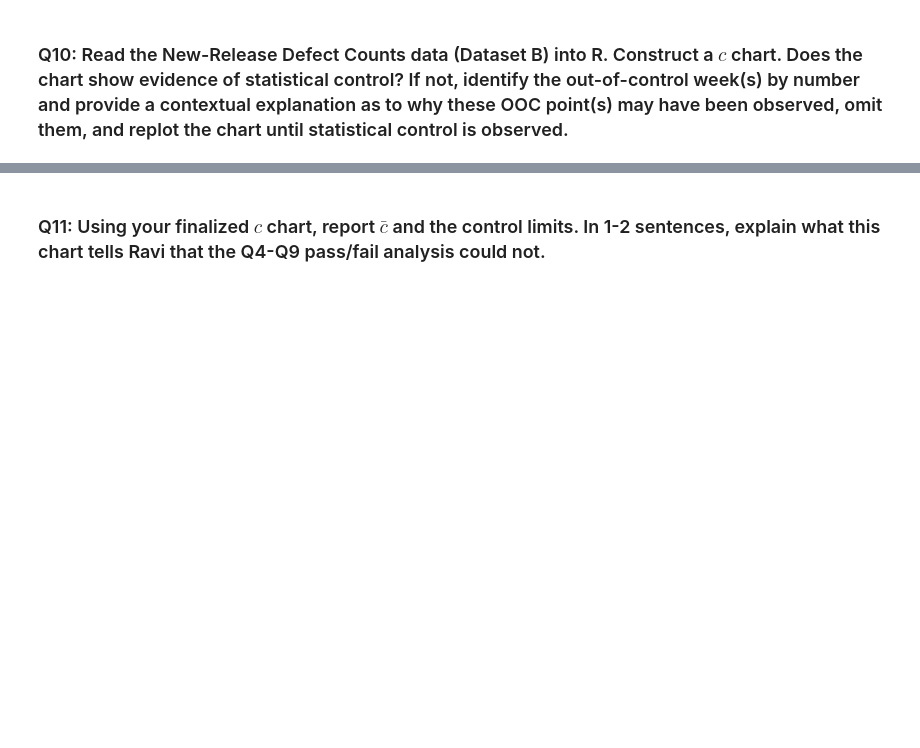
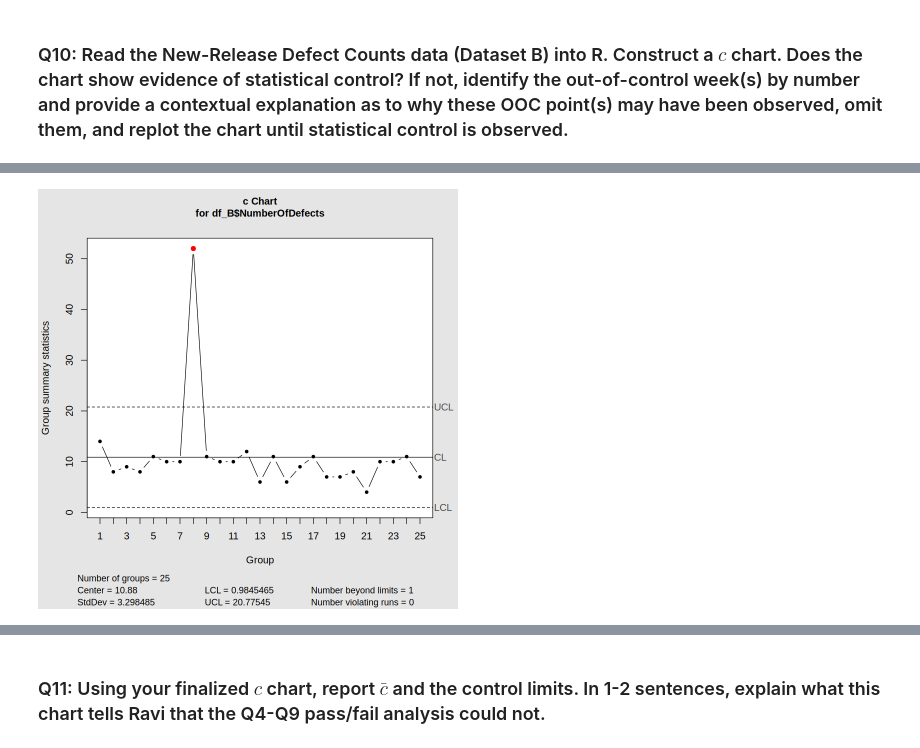
Before and after one commit to tchoud227/STAT-7110-Quality-Control, a Jupyter notebook: Assignments/HW3/STAT-7110-HW3.ipynb, the cells around one changed output, grey strips where cells are left out. Drawn from its saved outputs; the diff is of its cells as text; code cells hidden in the pictures; blank space fills up the shorter version.

Commit message:
C & U chart

```diff
--- a/Assignments/HW3/STAT-7110-HW3.ipynb
+++ b/Assignments/HW3/STAT-7110-HW3.ipynb
@@ -250,2 +256,6 @@ df_B |> glimpse()
 # %%
-NewRelease_defect <- qcc()
+newRelease_defect <- qcc(df_B$NumberOfDefects,
+                         type="c",
+                         plot = TRUE)
+# %% [output]
+[figure, added]
```
Also changed, not shown: parts of 12 cells of this notebook.
